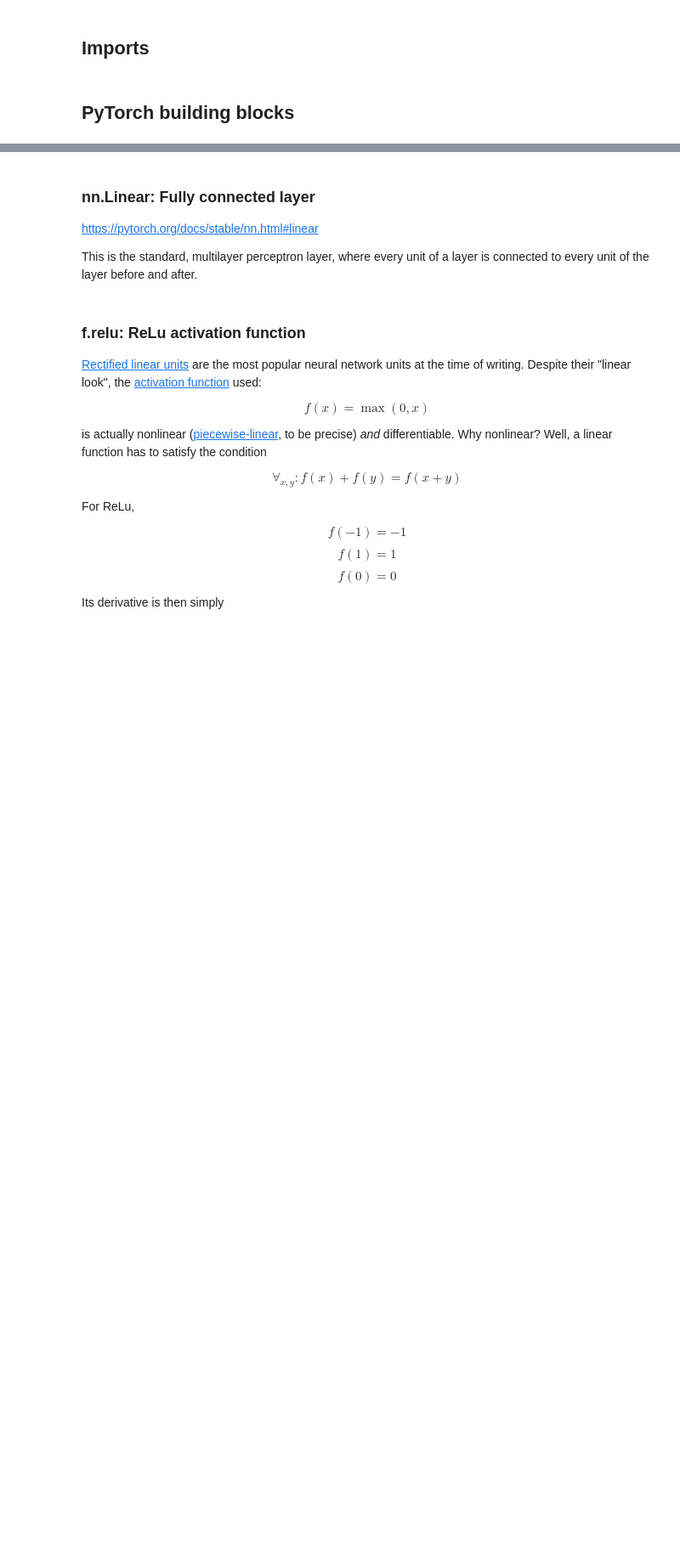
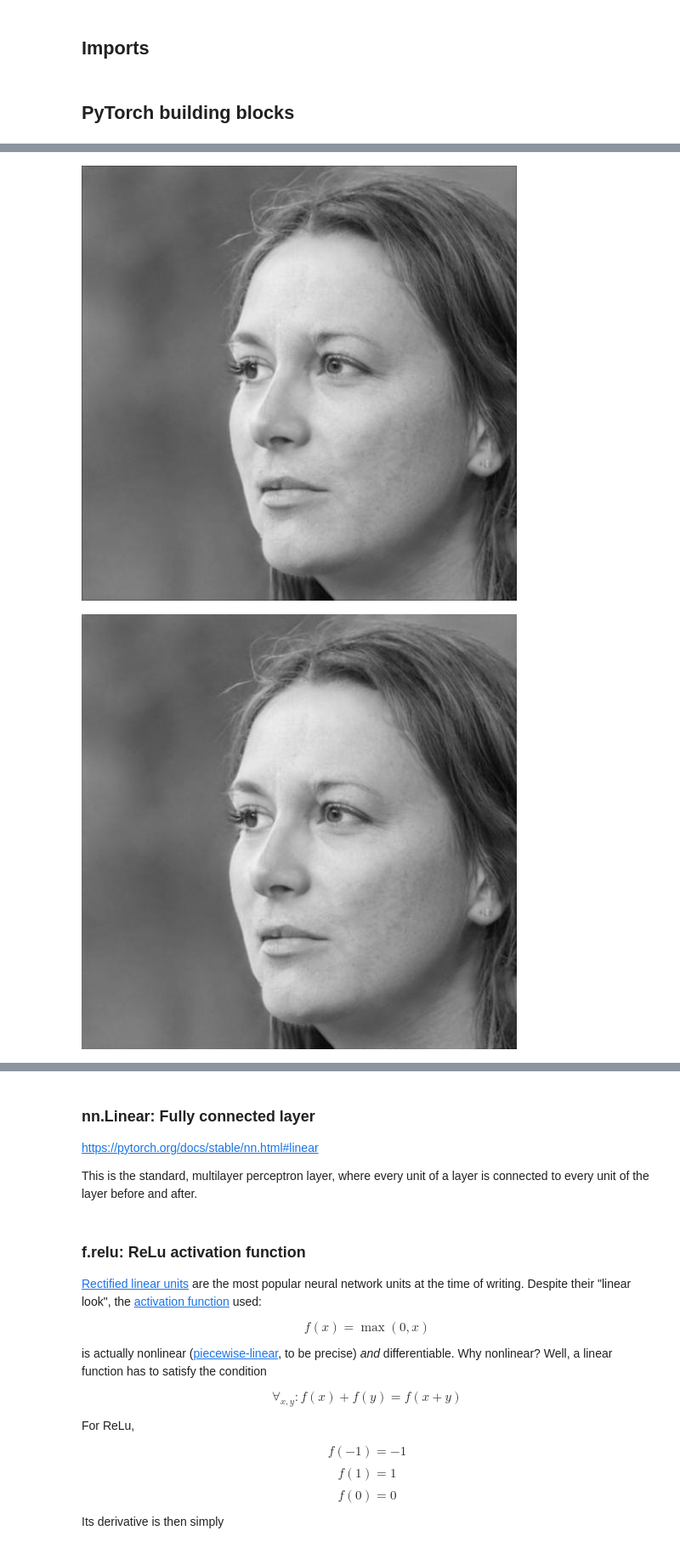
Before and after one commit to zentralwerkstatt/art185ai, a Jupyter notebook: N04_MNIST.ipynb, the cells around one changed output, grey strips where cells are left out. Shown at 85% size. Saved outputs shown, nothing was run; the diff lists cells and outputs as text; code cells hidden in the pictures; blank space fills up the shorter version.

```diff
--- a/N04_MNIST.ipynb
+++ b/N04_MNIST.ipynb
@@ -31,3 +62,37 @@ Defines a number of trainable convolution kernels with fixed size and stride.
+# %%
+def custom_convolve(img, kernel):
+    # Reserve new memory
+    new_img = np.zeros_like(img)
+
+    # Border
+    img_with_border = np.zeros((img.shape[0]+2,img.shape[1]+2), dtype=img.dtype)
+    img_with_border[1:-1,1:-1] = img
+
+    # Transpose
+    # https://en.wikipedia.org/wiki/Transpose
+    kernel = kernel.T
+
+    # Iterate over image
+    for x in range(1, img_with_border.shape[0]-1): # Exclude the border as focus
+        for y in range(1, img_with_border.shape[1]-1): # Exclude the border as focus
+            new_value = img_with_border[x-1,y-1]*kernel[0,0] + \
+                        img_with_border[x,y-1]*kernel[1,0] + \
+                        img_with_border[x+1,y-1]*kernel[2,0] + \
+                        img_with_border[x-1,y]*kernel[0,1] + \
+                        img_with_border[x,y]*kernel[1,1] + \
+                        img_with_border[x+1,y]*kernel[2,1] + \
+                        img_with_border[x-1,y+1]*kernel[0,2] + \
+                        img_with_border[x,y+1]*kernel[1,2] + \
+                        img_with_border[x+1,y+1]*kernel[2,2]
+            new_img[x-1,y-1] = new_value
+    return new_img
+# %%
+# Do convolution and show for both custom and SciPy versions
+show_img_PIL(PIL.Image.fromarray(custom_convolve(img, kernel)))
+show_img_PIL(PIL.Image.fromarray(scipy_convolve(img, kernel)))
+# %% [output]
+[figure, added]
+[figure, added]
 # %% [markdown]
 ### f.max_pool2d: Max pooling layer
 
```
Also changed, not shown: parts of 7 cells of this notebook, 12 other files.
